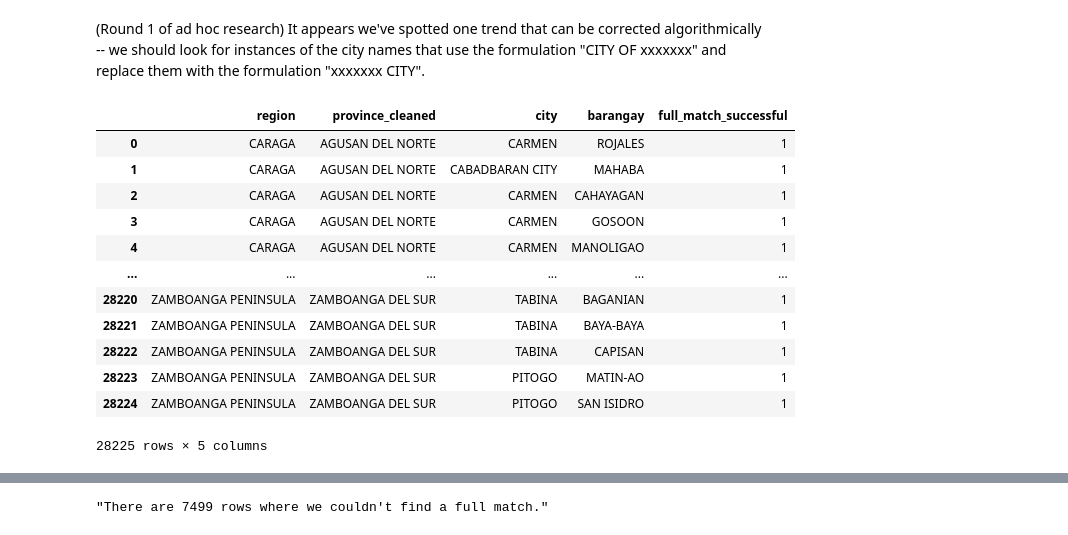
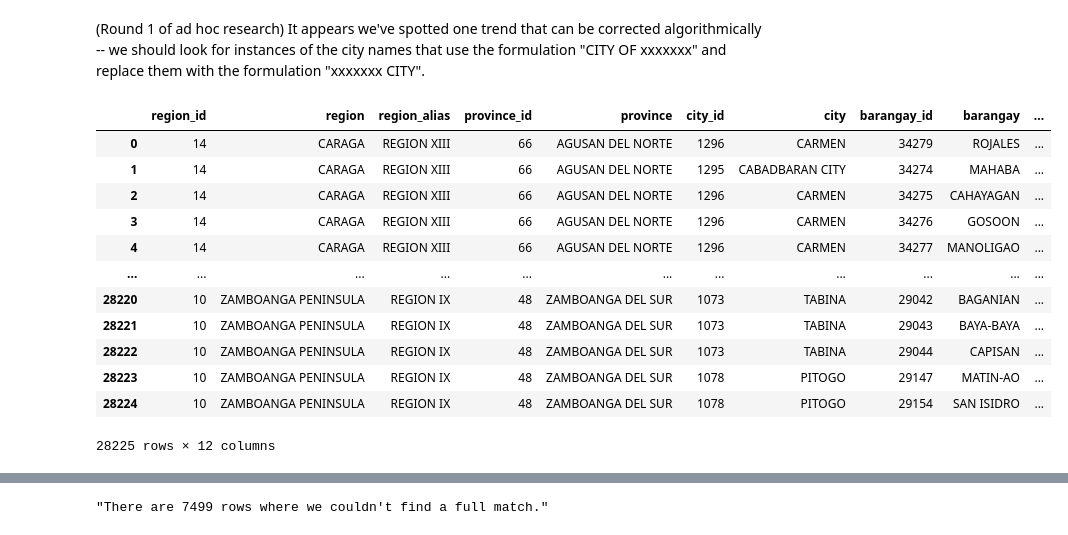
Before and after one commit to caremin-tech/ph-mapping, a Jupyter notebook: data_cleaning_workstream/data_cleaning_workbook.ipynb, the cells around one changed output, grey strips where cells are left out. Drawn from its saved outputs; the diff is of its cells as text; code cells hidden in the pictures.

Commit message:
down just over 4k unmatched records remaining; instructions for review for Joy at bottom of notebook

```diff
--- a/data_cleaning_workstream/data_cleaning_workbook.ipynb
+++ b/data_cleaning_workstream/data_cleaning_workbook.ipynb
@@ -372,7 +367,7 @@ First we go for all low-hanging fruit -- cities that we can match to the `ssot_d
 # %%
 # performing the left merge
-just_geo_names_df = pd.merge(
-    just_geo_names_df,
+under_construction_df = pd.merge(
+    under_construction_df,
     ssot_df,
     how="left",
     left_on=["province_cleaned", "city", "barangay"],
@@ -391,15 +386,33 @@ def flag_successful_full_matches(row):
 
 
 # adding the variable for successful flagging
-just_geo_names_df = just_geo_names_df.assign(
-    full_match_successful=just_geo_names_df.apply(flag_successful_full_matches, axis=1)
+under_construction_df = under_construction_df.assign(
+    full_match_successful=under_construction_df.apply(
+        flag_successful_full_matches, axis=1
+    )
 )
 
-# removing unneeded columns
-just_geo_names_df = just_geo_names_df.loc[
-    :, ["region", "province_cleaned", "city", "barangay", "full_match_successful"]
+# cleaning up the result of the merge by removing not-yet-needed columns and prefixes
+under_construction_df = under_construction_df.loc[
+    :,
+    [
+        "region_id",
+        "region",
+        "region_alias",
+        "province_id",
+        "province_x",
+        "city_id",
+        "city",
+        "barangay_id",
+        "barangay",
+        "population",
+        "province_cleaned",
+        "full_match_successful",
+    ],
 ]
+# rename the one column duplicated with prefix bc of the merge
+under_construction_df.rename(columns={"province_x": "province"}, inplace=True)
 
 # inspecting the df
-just_geo_names_df.head()
+under_construction_df.head()
 # %% [output]
@@ -457,35 +470,35 @@ f"There are {len(problematic_geo_names)} rows where we couldn't find a full matc
 # %%
 # if we spot "CITY OF" in the particular record's 'city'...
 # we'll set 'city' to the correct formulation -- "xxxxxxx CITY"...
 # otherwise, we'll keep it as is
 def invert_city_of_formulations(row):
 
     if "CITY OF" in row["city"]:
         return row["city"].partition("CITY OF ")[2] + " CITY"
     else:
         return row["city"]
 
 
 # updating the df's values for city per the function above
-just_geo_names_df = just_geo_names_df.assign(
-    city=just_geo_names_df.apply(invert_city_of_formulations, axis=1)
+under_construction_df = under_construction_df.assign(
+    city=under_construction_df.apply(invert_city_of_formulations, axis=1)
 )
 
 # inspecting df
-just_geo_names_df
+under_construction_df
 # %% [output]
-|  | region | province_cleaned | city | barangay | full_match_successful |
-| 0 | CARAGA | AGUSAN DEL NORTE | CARMEN | ROJALES | 1 |
-| 1 | CARAGA | AGUSAN DEL NORTE | CABADBARAN CITY | MAHABA | 1 |
-| 2 | CARAGA | AGUSAN DEL NORTE | CARMEN | CAHAYAGAN | 1 |
-| 3 | CARAGA | AGUSAN DEL NORTE | CARMEN | GOSOON | 1 |
-| 4 | CARAGA | AGUSAN DEL NORTE | CARMEN | MANOLIGAO | 1 |
-| ... | ... | ... | ... | ... | ... |
-| 28220 | ZAMBOANGA PENINSULA | ZAMBOANGA DEL SUR | TABINA | BAGANIAN | 1 |
-| 28221 | ZAMBOANGA PENINSULA | ZAMBOANGA DEL SUR | TABINA | BAYA-BAYA | 1 |
-| 28222 | ZAMBOANGA PENINSULA | ZAMBOANGA DEL SUR | TABINA | CAPISAN | 1 |
-| 28223 | ZAMBOANGA PENINSULA | ZAMBOANGA DEL SUR | PITOGO | MATIN-AO | 1 |
-| 28224 | ZAMBOANGA PENINSULA | ZAMBOANGA DEL SUR | PITOGO | SAN ISIDRO | 1 |
+|  | region_id | region | region_alias | province_id | province | city_id | city | barangay_id | barangay | ... |
+| 0 | 14 | CARAGA | REGION XIII | 66 | AGUSAN DEL NORTE | 1296 | CARMEN | 34279 | ROJALES | ... |
+| 1 | 14 | CARAGA | REGION XIII | 66 | AGUSAN DEL NORTE | 1295 | CABADBARAN CITY | 34274 | MAHABA | ... |
+| 2 | 14 | CARAGA | REGION XIII | 66 | AGUSAN DEL NORTE | 1296 | CARMEN | 34275 | CAHAYAGAN | ... |
+| 3 | 14 | CARAGA | REGION XIII | 66 | AGUSAN DEL NORTE | 1296 | CARMEN | 34276 | GOSOON | ... |
+| 4 | 14 | CARAGA | REGION XIII | 66 | AGUSAN DEL NORTE | 1296 | CARMEN | 34277 | MANOLIGAO | ... |
+| ... | ... | ... | ... | ... | ... | ... | ... | ... | ... | ... |
+| 28220 | 10 | ZAMBOANGA PENINSULA | REGION IX | 48 | ZAMBOANGA DEL SUR | 1073 | TABINA | 29042 | BAGANIAN | ... |
+| 28221 | 10 | ZAMBOANGA PENINSULA | REGION IX | 48 | ZAMBOANGA DEL SUR | 1073 | TABINA | 29043 | BAYA-BAYA | ... |
+| 28222 | 10 | ZAMBOANGA PENINSULA | REGION IX | 48 | ZAMBOANGA DEL SUR | 1073 | TABINA | 29044 | CAPISAN | ... |
+| 28223 | 10 | ZAMBOANGA PENINSULA | REGION IX | 48 | ZAMBOANGA DEL SUR | 1078 | PITOGO | 29147 | MATIN-AO | ... |
+| 28224 | 10 | ZAMBOANGA PENINSULA | REGION IX | 48 | ZAMBOANGA DEL SUR | 1078 | PITOGO | 29154 | SAN ISIDRO | ... |
-28225 rows × 5 columns
+28225 rows × 12 columns
 # %%
 # using another merge back on the ssot_df to see how much that fix helped our match rate
```
Also changed, not shown: parts of 28 cells of this notebook, 6 other files.
